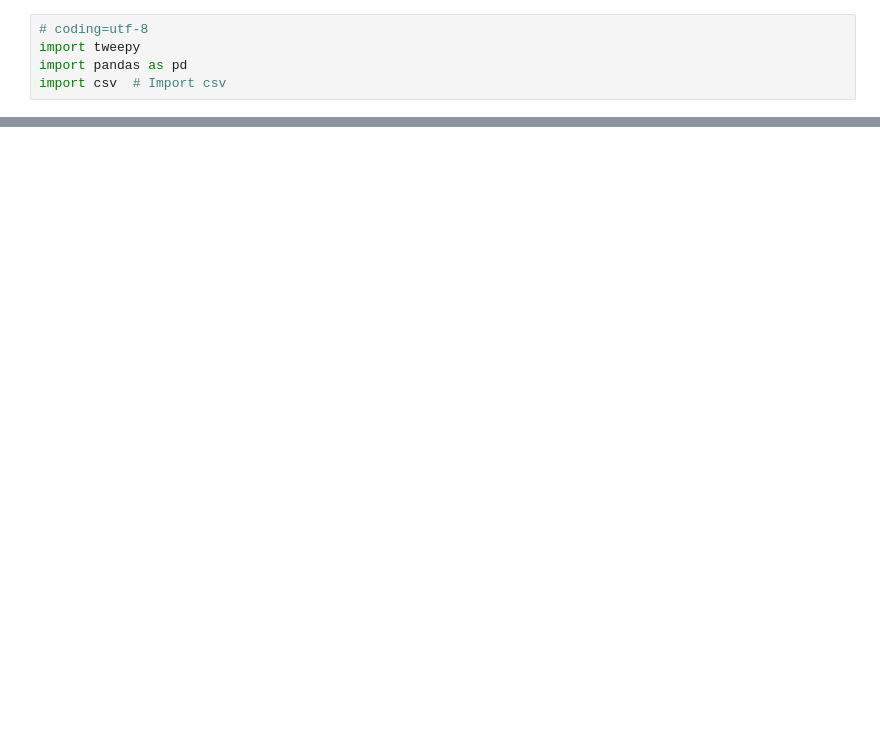
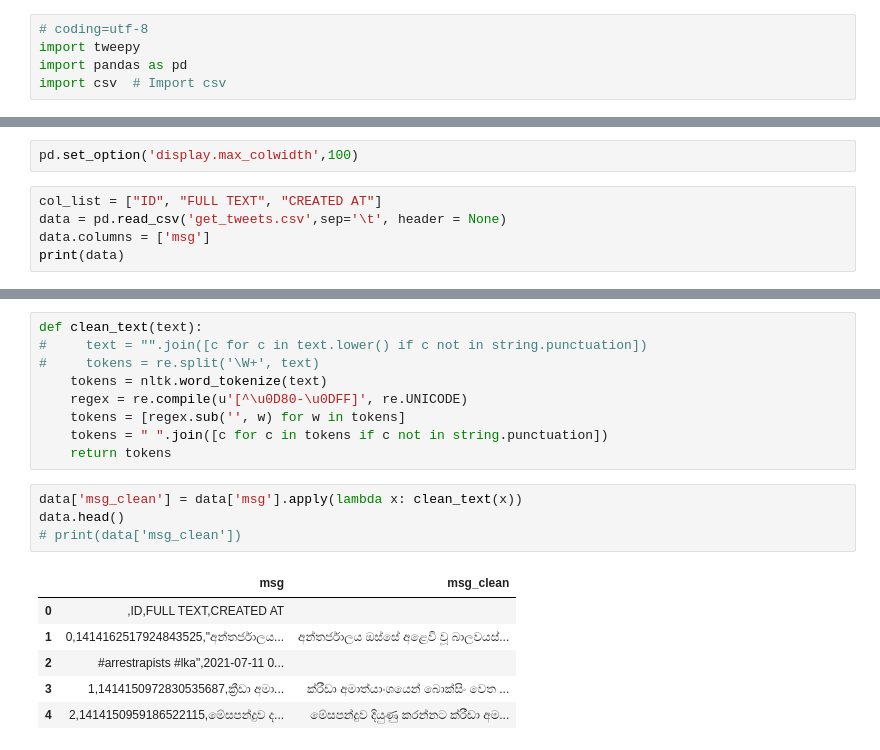
Before and after one commit to chandima131/Getting-extract-data-using-tweepy-package, a Jupyter notebook: Accessing Sinhala tweets.ipynb, the cells around one changed output, grey strips where cells are left out. Drawn from its saved outputs; the diff is of its cells as text; blank space fills up the shorter version.

```diff
--- a/Accessing Sinhala tweets.ipynb
+++ b/Accessing Sinhala tweets.ipynb
@@ -140,0 +84,7 @@ Index: []
+# %%
+pd.set_option('display.max_colwidth',100)
+# %%
+col_list = ["ID", "FULL TEXT", "CREATED AT"]
+data = pd.read_csv('get_tweets.csv',sep='\t', header = None)
+data.columns = ['msg']
+print(data)
@@ -140,0 +106,20 @@ Index: []
+# %%
+def clean_text(text):
+#     text = "".join([c for c in text.lower() if c not in string.punctuation])
+#     tokens = re.split('\W+', text)
+    tokens = nltk.word_tokenize(text)
+    regex = re.compile(u'[^\u0D80-\u0DFF]', re.UNICODE)
+    tokens = [regex.sub('', w) for w in tokens]
+    tokens = " ".join([c for c in tokens if c not in string.punctuation])
+    return tokens
+# %%
+data['msg_clean'] = data['msg'].apply(lambda x: clean_text(x))
+data.head()
+# print(data['msg_clean'])
+# %% [output]
+|  | msg | msg_clean |
+| 0 | ,ID,FULL TEXT,CREATED AT |  |
+| 1 | 0,1414162517924843525,"අන්තර්ජාලය... | අන්තර්ජාලය ඔස්සේ අළෙවි වූ බාලවයස්... |
+| 2 | #arrestrapists #lka",2021-07-11 0... |  |
+| 3 | 1,1414150972830535687,ක්‍රීඩා අමා... | ක්රීඩා අමාත්යාංශයෙන් බොක්සිං වෙත ... |
+| 4 | 2,1414150959186522115,මේසපන්දුව ද... | මේසපන්දුව දියුණු කරන්නට ක්රීඩා අම... |
```
Also changed, not shown: parts of 13 cells of this notebook, 2 other files.
